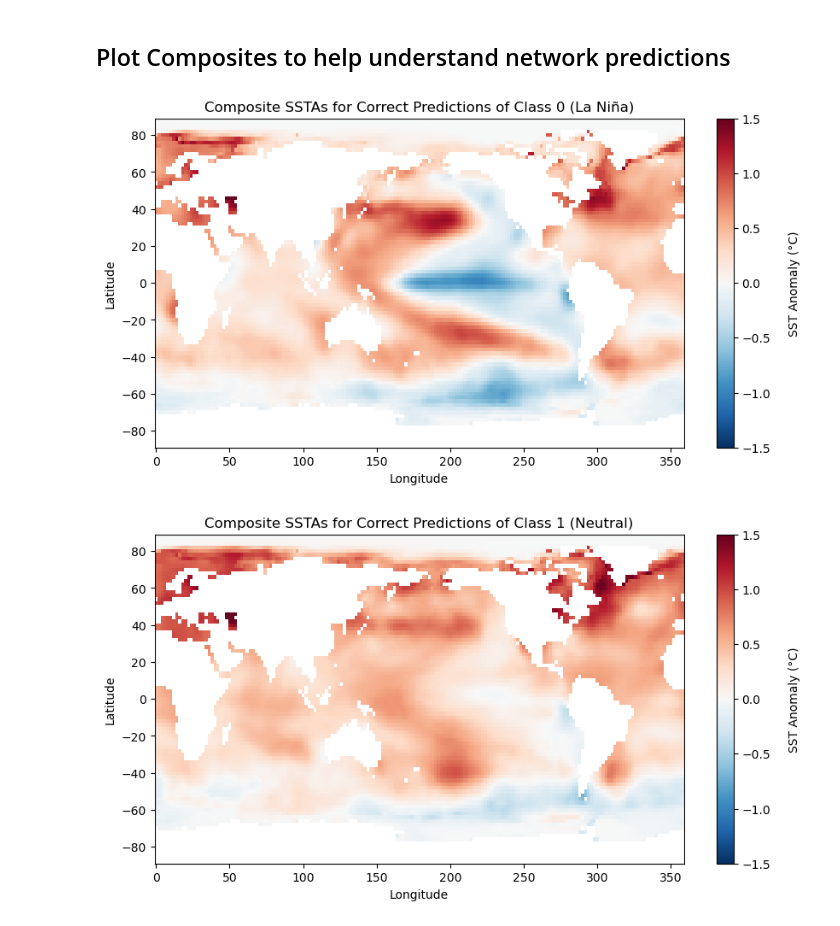
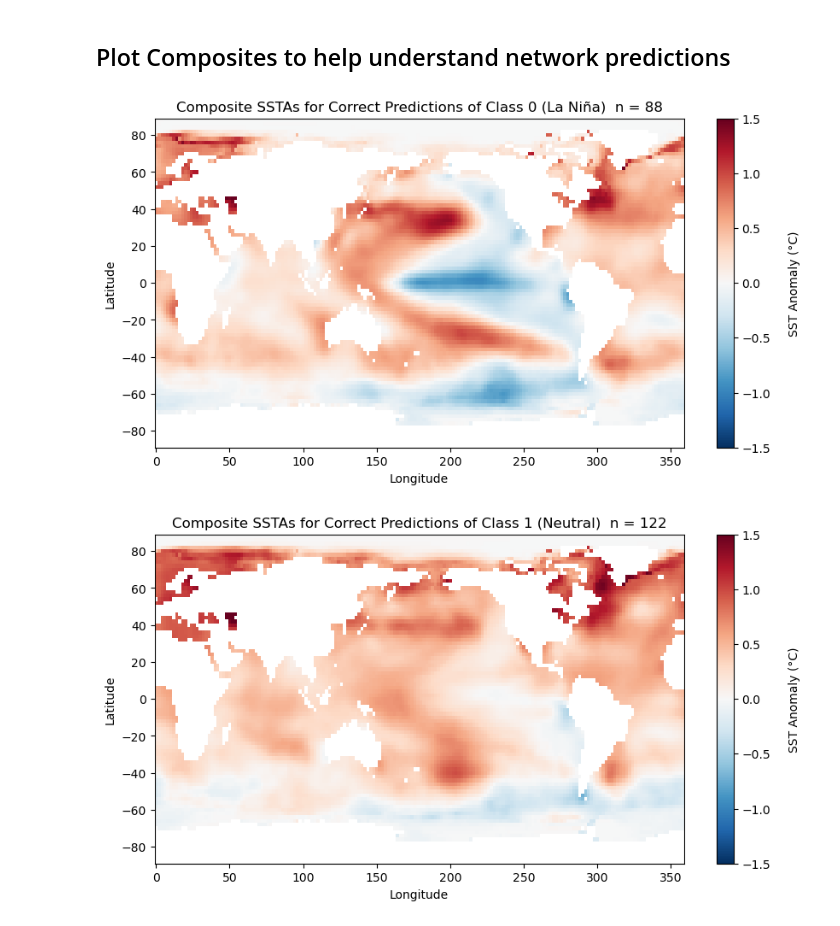
Before and after one commit to eabarnes1010/ml_tutorial_ncat, a Jupyter notebook: code/Predict_ENSO_classification.ipynb, the cells around one changed output. Cells and saved outputs as stored; diff of their text form; code cells hidden in the pictures.

```diff
--- a/code/Predict_ENSO_classification.ipynb
+++ b/code/Predict_ENSO_classification.ipynb
@@ -406,6 +457,6 @@ torch.Size([320])
 # %%
 # Instantiate the model with the specified parameters
-model = ENSOPredictor(input_size, hiddens, output_nodes)
+model = ENSOPredictor_Classification(input_size, hiddens, output_nodes)
 
 # Define the loss function and optimizer
 criterion = nn.CrossEntropyLoss()  # Cross-entropy loss for classification
@@ -471,3 +522,31 @@ for epoch in range(n_epochs):
     val_accuracies.append(val_accuracy)
 
     # print(f'Epoch {epoch+1}/{n_epochs}, Loss: {loss.item()}, Val Loss: {val_loss/len(val_loader)}, Val Accuracy: {correct/total}')
+
+# Plotting Loss and Accuracy
+
+# Create a 1x2 subplot for loss and accuracy
+fig, axs = plt.subplots(1, 2, figsize=(12, 4))
+
+# Plot Loss
+axs[0].plot(range(1, n_epochs + 1), train_losses, label="Train Loss", color="blue")
+axs[0].plot(range(1, n_epochs + 1), val_losses, label="Val Loss", color="orange")
+axs[0].set_title("Loss vs. Epochs")
+axs[0].set_xlabel("Epochs")
+axs[0].set_ylabel("Loss")
+axs[0].legend()
+
+# Plot Accuracy
+axs[1].plot(
+    range(1, n_epochs + 1), train_accuracies, label="Train Accuracy", color="blue"
+)
+axs[1].plot(
+    range(1, n_epochs + 1), val_accuracies, label="Val Accuracy", color="orange"
+)
+axs[1].set_title("Accuracy vs. Epochs")
+axs[1].set_xlabel("Epochs")
+axs[1].set_ylabel("Accuracy")
+axs[1].legend()
+
+plt.tight_layout()
+plt.show()
@@ -514,7 +595,7 @@ with torch.no_grad():
 correct_predictions_indices = torch.tensor(correct_predictions_indices)
 
 # Get times of correct predictions (if needed)
-correct_times = nino_test.time[correct_predictions_indices]
+correct_times = Y_test.time[correct_predictions_indices]
 
 # Calculate test accuracy
 test_accuracy = correct / total
@@ -628,36 +709,40 @@ def composite_plot(class_indices, class_label, tos_nino34, nino_test):
     # Get the timestamps corresponding to the correct predictions for the specified class
     correct_times = nino_test.time[
         class_indices
     ]  # Adjust according to your time variable
 
     # Create a mask to select SST data based on correct prediction timestamps
     mask = tos_nino34.time.isin(correct_times)
 
     # Composite the SST data for the correct predictions of the specified class
     composite_sst = tos_nino34.where(mask, drop=True).mean(dim="time")
 
     # Plotting the composite SST for the correct predictions of the specified class
     plt.figure(figsize=(10, 5))
     mappable = composite_sst.plot(
         cmap=custom_cmap, norm=cmap, robust=True, add_colorbar=False
     )  # Use the custom colormap
 
     # Adding colorbar and setting the label
     cbar = plt.colorbar(mappable)
     cbar.set_label(
         "SST Anomaly (°C)", rotation=90, labelpad=15
     )  # Rotate the label and set padding
 
-    plt.title(f"Composite SSTAs for Correct Predictions of Class {class_label}")
+    plt.title(
+        f"Composite SSTAs for Correct Predictions of Class {class_label}"
+        + "  n = "
+        + str(len(class_indices))
+    )
     plt.xlabel("Longitude")
     plt.ylabel("Latitude")
     plt.show()
 
 
 # Generate composites for all three classes
-composite_plot(correct_class_0_indices, "0 (La Niña)", tos_nino34_anom, nino_test)
-composite_plot(correct_class_1_indices, "1 (Neutral)", tos_nino34_anom, nino_test)
-composite_plot(correct_class_2_indices, "2 (El Niño)", tos_nino34_anom, nino_test)
+composite_plot(correct_class_0_indices, "0 (La Niña)", tos_nino34_anom, Y_test)
+composite_plot(correct_class_1_indices, "1 (Neutral)", tos_nino34_anom, Y_test)
+composite_plot(correct_class_2_indices, "2 (El Niño)", tos_nino34_anom, Y_test)
 # %% [output]
-[figure, old version]
+[figure, new version]
-[figure, old version]
+[figure, new version]
```
Also changed, not shown: parts of 14 cells of this notebook, 1 other file.
